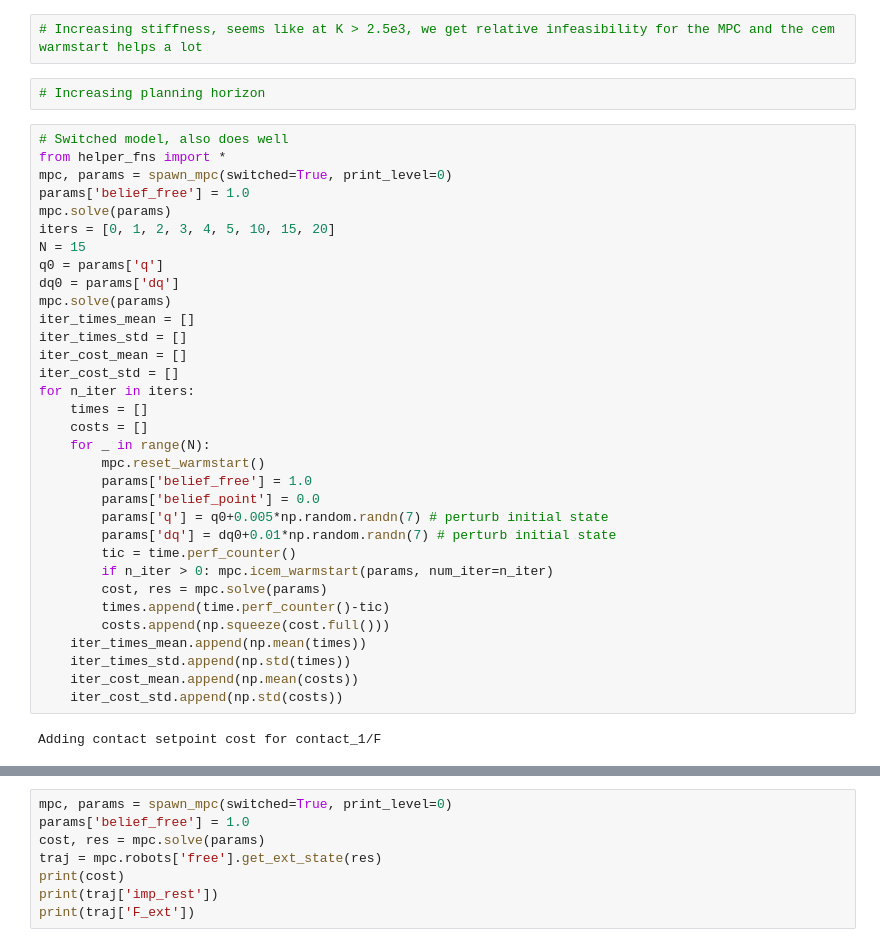
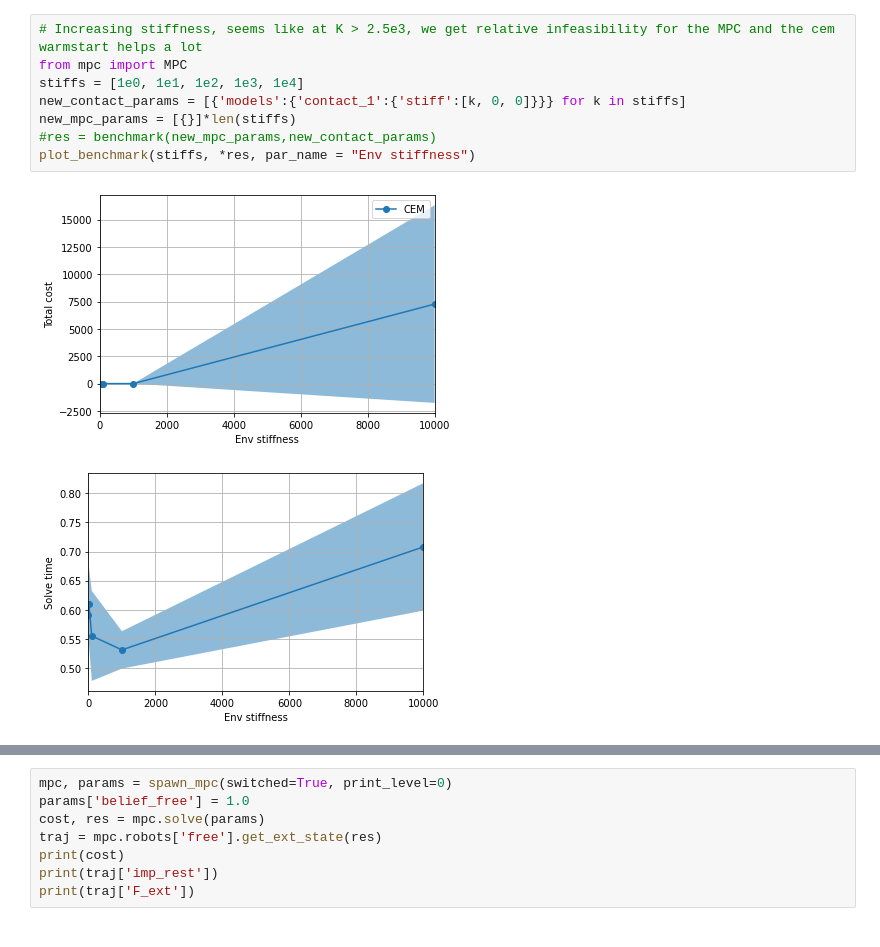
Before and after one commit to sehoon74/contact_mpc, a Jupyter notebook: test_mpc_warmstart.ipynb, the cells around one changed output, grey strips where cells are left out. Cells and saved outputs as stored; diff of their text form.

```diff
--- a/test_mpc_warmstart.ipynb
+++ b/test_mpc_warmstart.ipynb
@@ -133,39 +149,11 @@ Text(0, 0.5, 'Solve time')
 # %%
 # Increasing stiffness, seems like at K > 2.5e3, we get relative infeasibility for the MPC and the cem warmstart helps a lot
+from mpc import MPC
+stiffs = [1e0, 1e1, 1e2, 1e3, 1e4]
+new_contact_params = [{'models':{'contact_1':{'stiff':[k, 0, 0]}}} for k in stiffs]
+new_mpc_params = [{}]*len(stiffs)
+#res = benchmark(new_mpc_params,new_contact_params)
+plot_benchmark(stiffs, *res, par_name = "Env stiffness")
+# %% [output]
+[figure, added]
+[figure, added]
-# %%
-# Increasing planning horizon
-# %%
-# Switched model, also does well
-from helper_fns import *
-mpc, params = spawn_mpc(switched=True, print_level=0)
-params['belief_free'] = 1.0
-mpc.solve(params)
-iters = [0, 1, 2, 3, 4, 5, 10, 15, 20]
-N = 15
-q0 = params['q']
-dq0 = params['dq']
-mpc.solve(params)
-iter_times_mean = []
-iter_times_std = []
-iter_cost_mean = []
-iter_cost_std = []
-for n_iter in iters:
-    times = []
-    costs = []
-    for _ in range(N):
-        mpc.reset_warmstart()
-        params['belief_free'] = 1.0
-        params['belief_point'] = 0.0
-        params['q'] = q0+0.005*np.random.randn(7) # perturb initial state
-        params['dq'] = dq0+0.01*np.random.randn(7) # perturb initial state
-        tic = time.perf_counter()
-        if n_iter > 0: mpc.icem_warmstart(params, num_iter=n_iter)
-        cost, res = mpc.solve(params)
-        times.append(time.perf_counter()-tic)
-        costs.append(np.squeeze(cost.full()))
-    iter_times_mean.append(np.mean(times))
-    iter_times_std.append(np.std(times))
-    iter_cost_mean.append(np.mean(costs))
-    iter_cost_std.append(np.std(costs))
-# %% [output]
-Adding contact setpoint cost for contact_1/F
```
Also changed, not shown: parts of 8 cells of this notebook, 12 other files.
